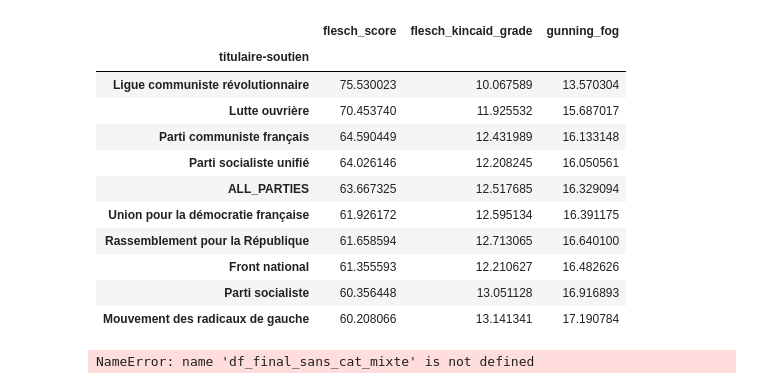
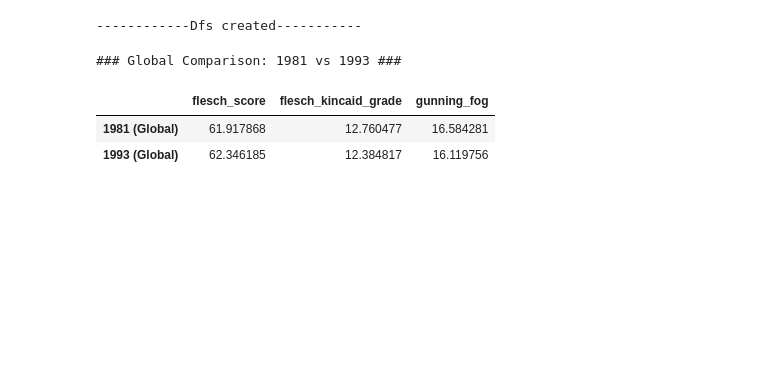
Before and after one commit to Amandine701/NLP_rendus, a Jupyter notebook: score_lisibilité.ipynb, the cells around one changed output. Saved outputs shown, nothing was run; the diff lists cells and outputs as text; code cells hidden in the pictures; blank space fills up the shorter version.

Commit message:
nettoyage + outliers +lisibilité

```diff
--- a/score_lisibilité.ipynb
+++ b/score_lisibilité.ipynb
@@ -86,46 +2,0 @@ def compare_readability_means(df1, df2, name_df1="Dataset_1", name_df2="Dataset_
-# %%
-# 1. On calcule d'abord les scores (cette étape peut prendre 10-30 secondes)
-# On utilise 'text' (la colonne brute) car la lisibilité a besoin de la ponctuation
-df_final_sans_cat_mixte = compute_readability_metrics(df_final_sans_cat_mixte, 'text_content')
-
-# 2. Maintenant on génère la synthèse
-df_readability_summary = summarize_readability_by_party(df_final_sans_cat_mixte)
-
-# 3. On affiche le résultat
-display(df_readability_summary)
-# %% [output]
-|  | flesch_score | flesch_kincaid_grade | gunning_fog |
-| titulaire-soutien |  |  |  |
-| Ligue communiste révolutionnaire | 75.530023 | 10.067589 | 13.570304 |
-| Lutte ouvrière | 70.453740 | 11.925532 | 15.687017 |
-| Parti communiste français | 64.590449 | 12.431989 | 16.133148 |
-| Parti socialiste unifié | 64.026146 | 12.208245 | 16.050561 |
-| ALL_PARTIES | 63.667325 | 12.517685 | 16.329094 |
-| Union pour la démocratie française | 61.926172 | 12.595134 | 16.391175 |
-| Rassemblement pour la République | 61.658594 | 12.713065 | 16.640100 |
-| Front national | 61.355593 | 12.210627 | 16.482626 |
-| Parti socialiste | 60.356448 | 13.051128 | 16.916893 |
-| Mouvement des radicaux de gauche | 60.208066 | 13.141341 | 17.190784 |
-# %%
-import re
-import textstat
-
-# On s'assure que textstat utilise les normes françaises
-textstat.set_lang("fr")
-
-def clean_for_readability(text):
-    if not isinstance(text, str):
-        return ""
-    # 1. Enlever les sauts de ligne bruyants
-    text = re.sub(r'\n+', ' ', text)
-    # 2. Garder uniquement lettres, chiffres et ponctuation de base (. , ! ? ;)
-    # On retire les symboles bizarres type @, #, *, [ ] qui perturbent textstat
-    text = re.sub(r'[^\w\s\.,;!?\-]', '', text)
-    # 3. Supprimer les espaces multiples
-    text = re.sub(r'\s+', ' ', text).strip()
-    return text
-
-# Appliquer sur ton texte ORIGINAL (pas sur le texte déjà filtré)
-df_final_sans_cat_mixte['text_readability'] = df_final_sans_cat_mixte['text'].apply(clean_for_readability)
-# %% [output]
-NameError: name 'df_final_sans_cat_mixte' is not defined
@@ -140,0 +8,33 @@ df_final_sans_cat_mixte['word_count'] = df_final_sans_cat_mixte['text_readabilit
+# %%
+################################ Data Loading & Processing ##################################
+from create_dataframe import prepare_legislatives_dataset_lisibilite
+from functions_to_clean_data import clean_for_readability
+from lisibilite import process_year
+
+# 1981
+csv_81 = "/home/onyxia/work/NLP_rendus/.ipynb_checkpoints/data/legislatives_1981.csv"
+txt_81 = "/home/onyxia/work/NLP_rendus/.ipynb_checkpoints/data/legislatives_1981"
+df_81 = process_year(csv_81, txt_81)
+
+# 1993
+csv_93 = "/home/onyxia/work/NLP_rendus/.ipynb_checkpoints/data/legislatives_1993.csv"
+txt_93 = "/home/onyxia/work/NLP_rendus/.ipynb_checkpoints/data/legislatives_1993"
+df_93 = process_year(csv_93, txt_93)
+
+print("------------Dfs created-----------")
+# %% [output]
+------------Dfs created-----------
+# %%
+################## Global Comparison (All candidates) ##############################################
+
+print("### Global Comparison: 1981 vs 1993 ###")
+global_comparison = pd.DataFrame({
+    '1981 (Global)': df_81[['flesch_score', 'flesch_kincaid_grade', 'gunning_fog']].mean(),
+    '1993 (Global)': df_93[['flesch_score', 'flesch_kincaid_grade', 'gunning_fog']].mean()
+}).T
+display(global_comparison)
+# %% [output]
+### Global Comparison: 1981 vs 1993 ###
+|  | flesch_score | flesch_kincaid_grade | gunning_fog |
+| 1981 (Global) | 61.917868 | 12.760477 | 16.584281 |
+| 1993 (Global) | 62.346185 | 12.384817 | 16.119756 |
```
Also changed, not shown: parts of 7 cells of this notebook, 15 other files.
